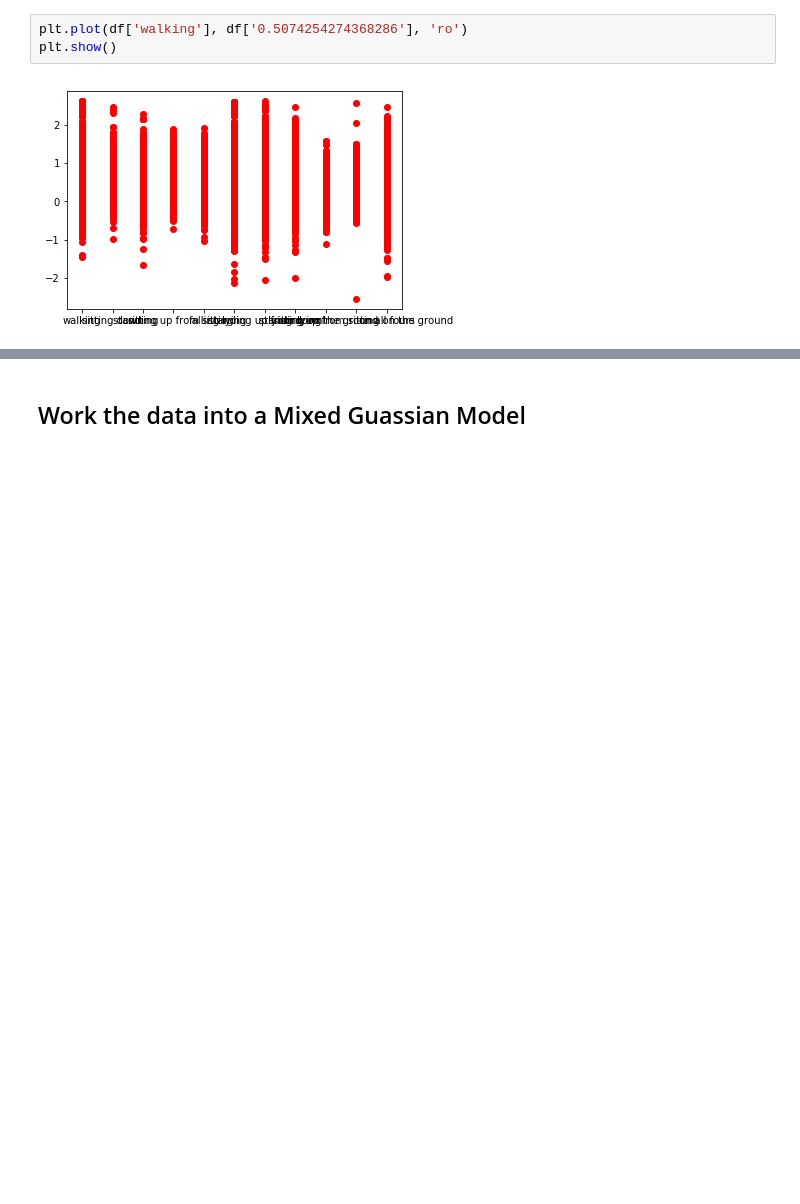
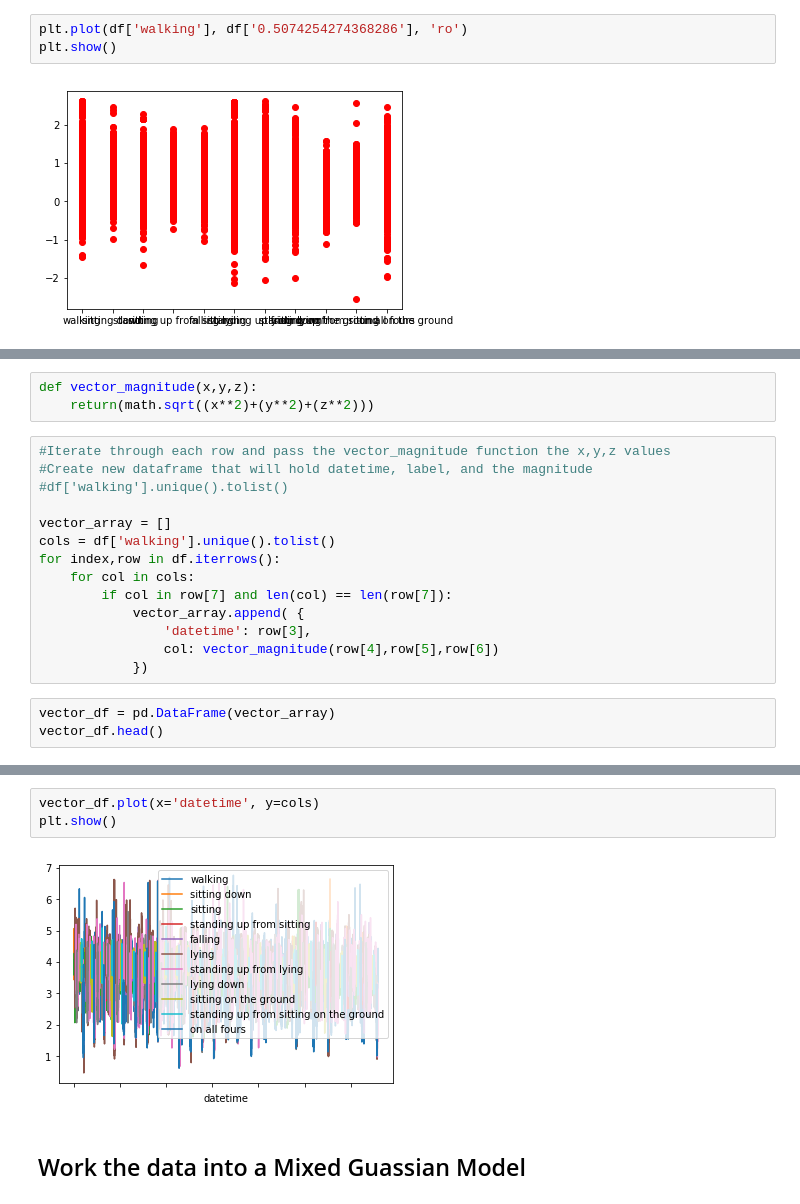
Before and after one commit to daltonhahn/eecs738-probably_interesting_data, a Jupyter notebook: notebooks/02-dahrla-prob-interesting-data-posture.ipynb, the cells around one changed output, grey strips where cells are left out. Saved outputs shown, nothing was run; the diff lists cells and outputs as text; blank space fills up the shorter version.

```diff
--- a/notebooks/02-dahrla-prob-interesting-data-posture.ipynb
+++ b/notebooks/02-dahrla-prob-interesting-data-posture.ipynb
@@ -81,0 +92,20 @@ hist2 = df2.hist(column = df2.columns[1])
+# %%
+def vector_magnitude(x,y,z):
+    return(math.sqrt((x**2)+(y**2)+(z**2)))
+# %%
+#Iterate through each row and pass the vector_magnitude function the x,y,z values
+#Create new dataframe that will hold datetime, label, and the magnitude
+#df['walking'].unique().tolist()
+
+vector_array = []
+cols = df['walking'].unique().tolist()
+for index,row in df.iterrows():
+    for col in cols:
+        if col in row[7] and len(col) == len(row[7]):
+            vector_array.append( {
+                'datetime': row[3],
+                col: vector_magnitude(row[4],row[5],row[6])
+            })
+# %%
+vector_df = pd.DataFrame(vector_array)
+vector_df.head()
@@ -82,3 +119,8 @@ hist2 = df2.hist(column = df2.columns[1])
+# %%
+vector_df.plot(x='datetime', y=cols)
+plt.show()
+# %% [output]
+[figure, added]
 # %% [markdown]
 ## Work the data into a Mixed Guassian Model
 # %% [markdown]
```
Also changed, not shown: parts of 24 cells of this notebook, 30 other files.
